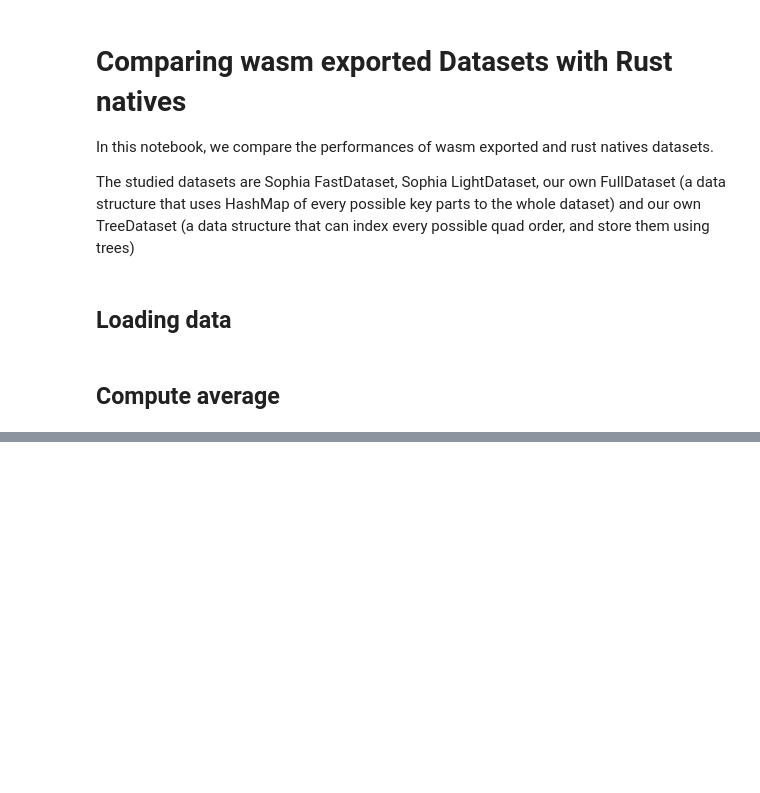
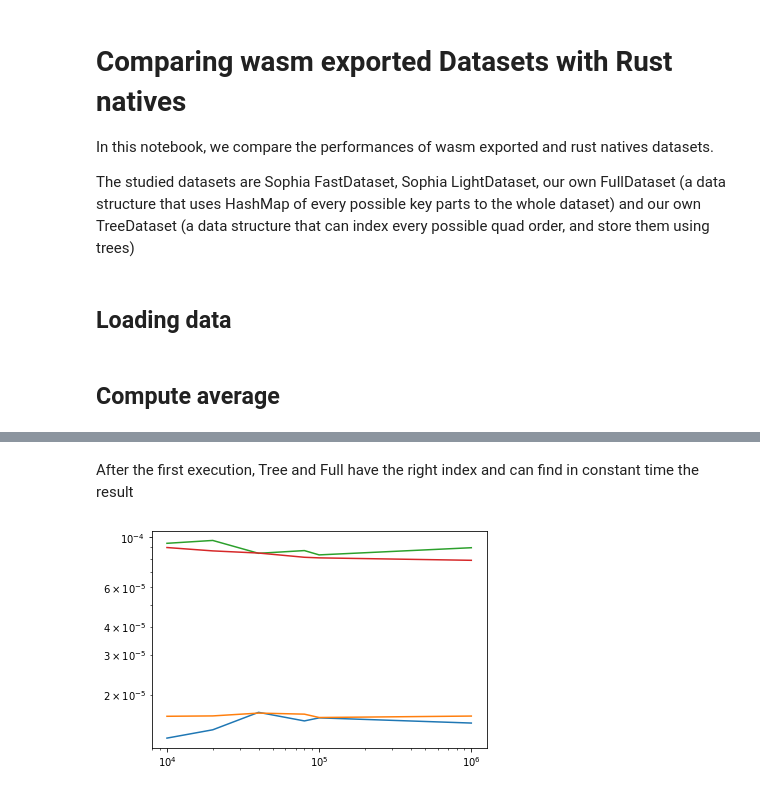
Before and after one commit to BruJu/wasmify-sophia, a Jupyter notebook: notes/rustvsjs/CompareTarget.ipynb, the cells around one changed output, grey strips where cells are left out. Drawn from its saved outputs; the diff is of its cells as text; code cells hidden in the pictures; blank space fills up the shorter version.

```diff
--- a/notes/rustvsjs/CompareTarget.ipynb
+++ b/notes/rustvsjs/CompareTarget.ipynb
@@ -96,0 +152,6 @@ for query in queries:
+# %% [markdown]
+After the first execution, Tree and Full have the right index and can find in constant time the result
+# %%
+draw_plot(["query4"], ["Tree", "Full"], ["Rust", "Wasm"])
+# %% [output]
+[figure, added]
```
Also changed, not shown: parts of 16 cells of this notebook.
